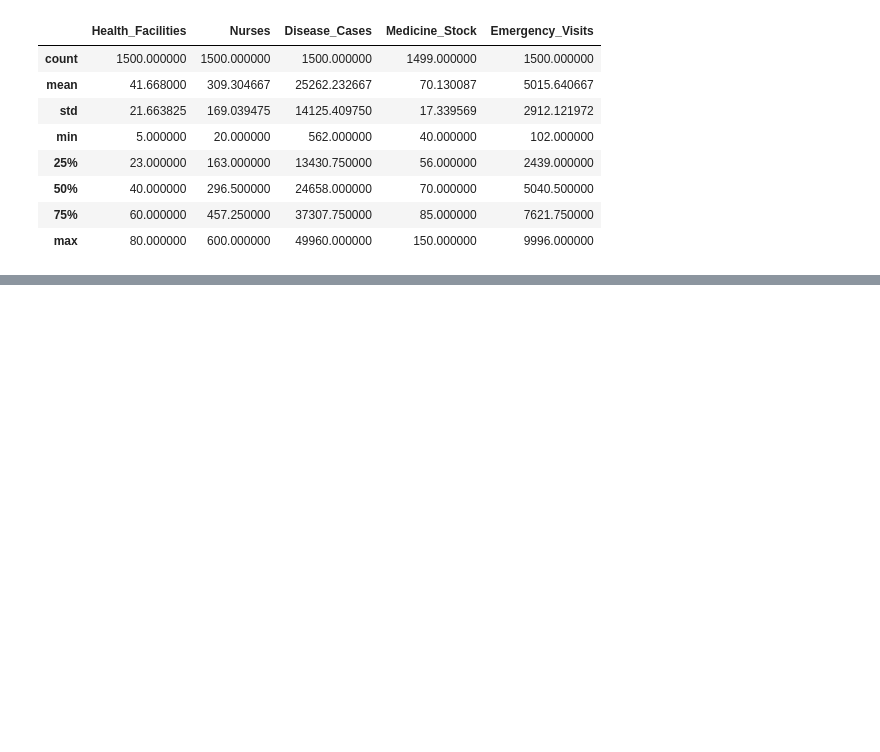
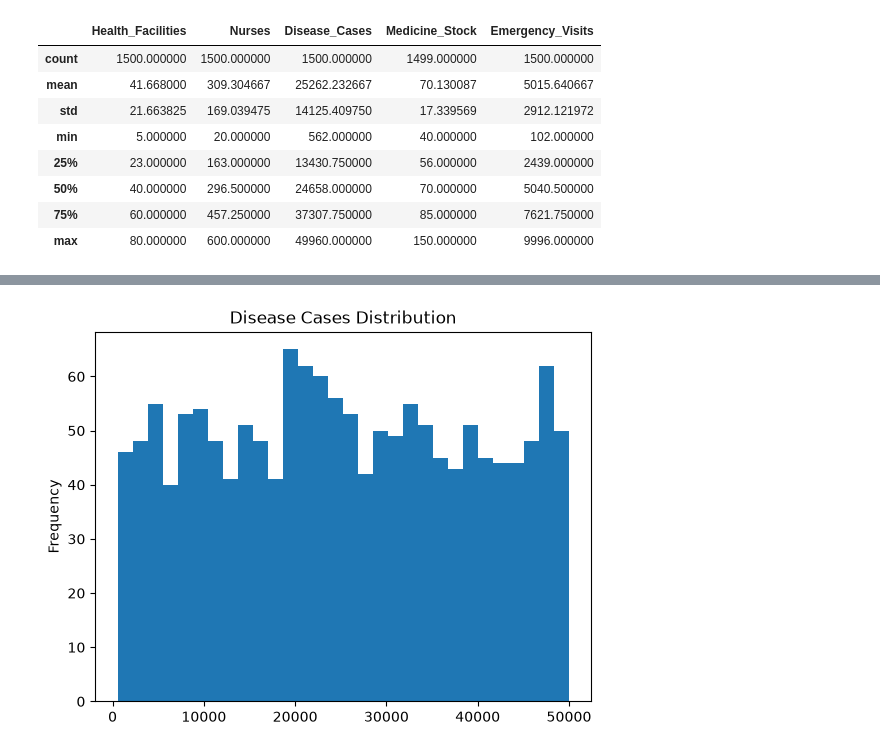
Before and after one commit to Nandrog/Health_Resource_Allocation_Modal, a Jupyter notebook: Health_Resource_Allocation_Model.ipynb, the cells around one changed output, grey strips where cells are left out. Drawn from its saved outputs; the diff is of its cells as text; code cells hidden in the pictures; blank space fills up the shorter version.

```diff
--- a/Health_Resource_Allocation_Model.ipynb
+++ b/Health_Resource_Allocation_Model.ipynb
@@ -84,0 +142,6 @@ Passing `palette` without assigning `hue` is deprecated and will be removed in v
+# %%
+#Try your own: plot a histogram of Disease_Cases
+df["Disease_Cases"].plot(kind="hist", bins=30, title="Disease Cases Distribution")
+plt.show()
+# %% [output]
+[figure, added]
```
Also changed, not shown: parts of 6 cells of this notebook.
